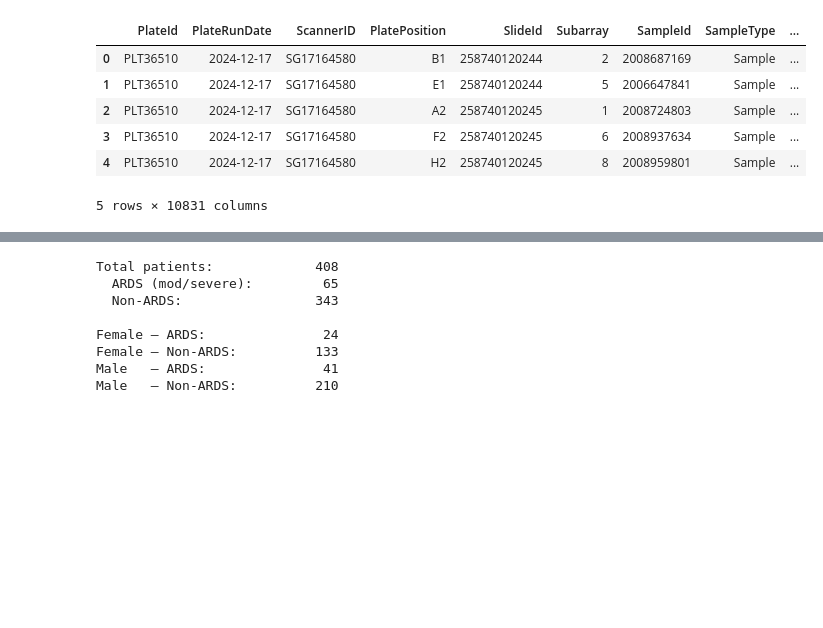
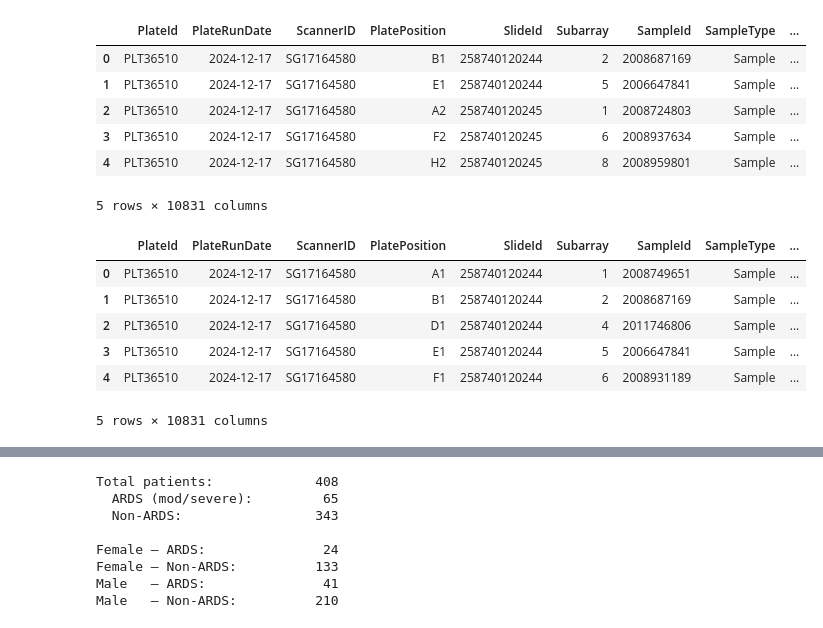
Before and after one commit to andreasjak/MSc26_Proteomics, a Jupyter notebook: notebooks/01_eda.ipynb, the cells around one changed output, grey strips where cells are left out. Drawn from its saved outputs; the diff is of its cells as text; code cells hidden in the pictures; blank space fills up the shorter version.

```diff
--- a/notebooks/01_eda.ipynb
+++ b/notebooks/01_eda.ipynb
@@ -73,3 +73,14 @@ df.head()
 | 3 | PLT36510 | 2024-12-17 | SG17164580 | F2 | 258740120245 | 6 | 2008937634 | Sample | ... |
 | 4 | PLT36510 | 2024-12-17 | SG17164580 | H2 | 258740120245 | 8 | 2008959801 | Sample | ... |
 5 rows × 10831 columns
+# %%
+df_raw = pd.read_csv("../data/raw/clean_dat.csv")
+df_raw.head()
+# %% [output]
+|  | PlateId | PlateRunDate | ScannerID | PlatePosition | SlideId | Subarray | SampleId | SampleType | ... |
+| 0 | PLT36510 | 2024-12-17 | SG17164580 | A1 | 258740120244 | 1 | 2008749651 | Sample | ... |
+| 1 | PLT36510 | 2024-12-17 | SG17164580 | B1 | 258740120244 | 2 | 2008687169 | Sample | ... |
+| 2 | PLT36510 | 2024-12-17 | SG17164580 | D1 | 258740120244 | 4 | 2011746806 | Sample | ... |
+| 3 | PLT36510 | 2024-12-17 | SG17164580 | E1 | 258740120244 | 5 | 2006647841 | Sample | ... |
+| 4 | PLT36510 | 2024-12-17 | SG17164580 | F1 | 258740120244 | 6 | 2008931189 | Sample | ... |
+5 rows × 10831 columns
```
Also changed, not shown: parts of 1 cell of this notebook, 2 other files.
